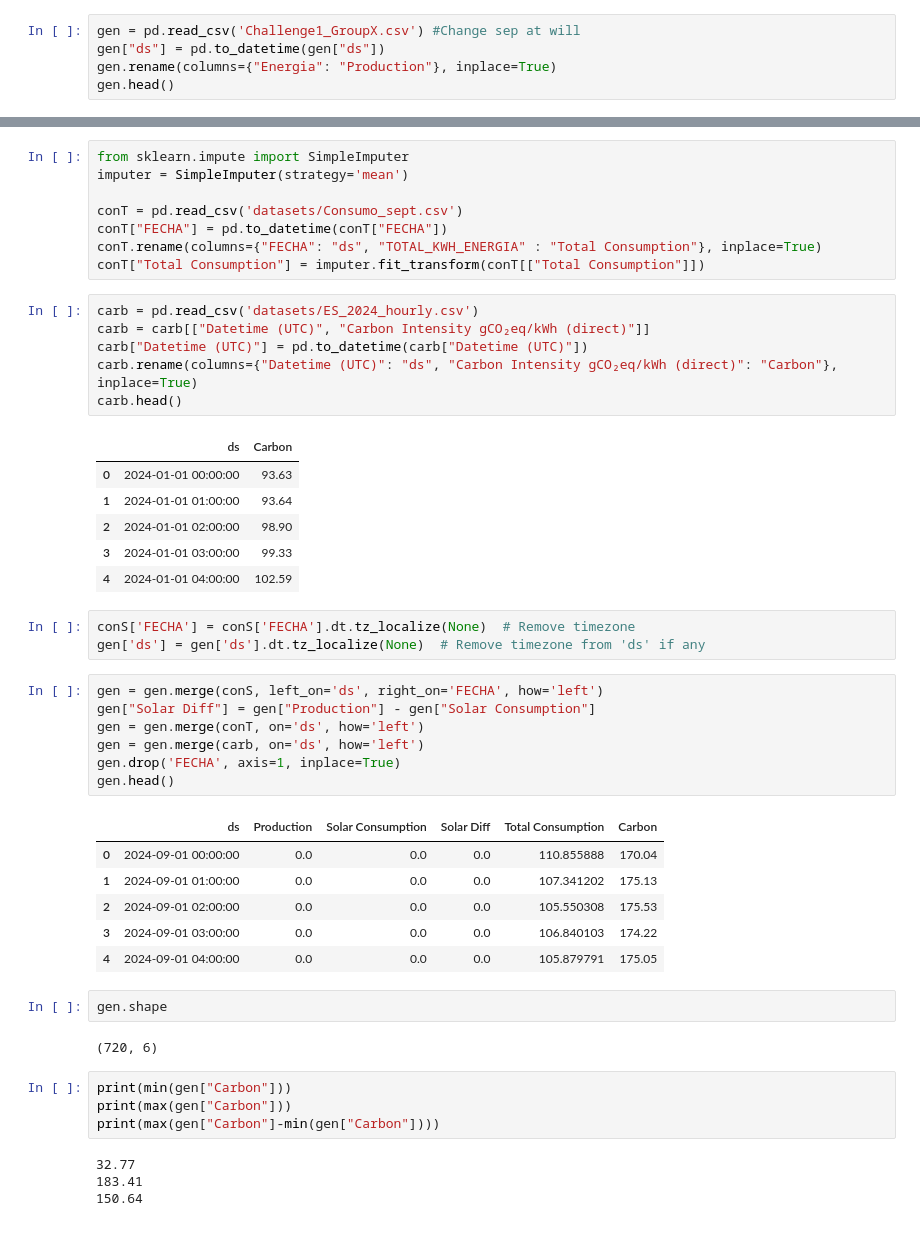
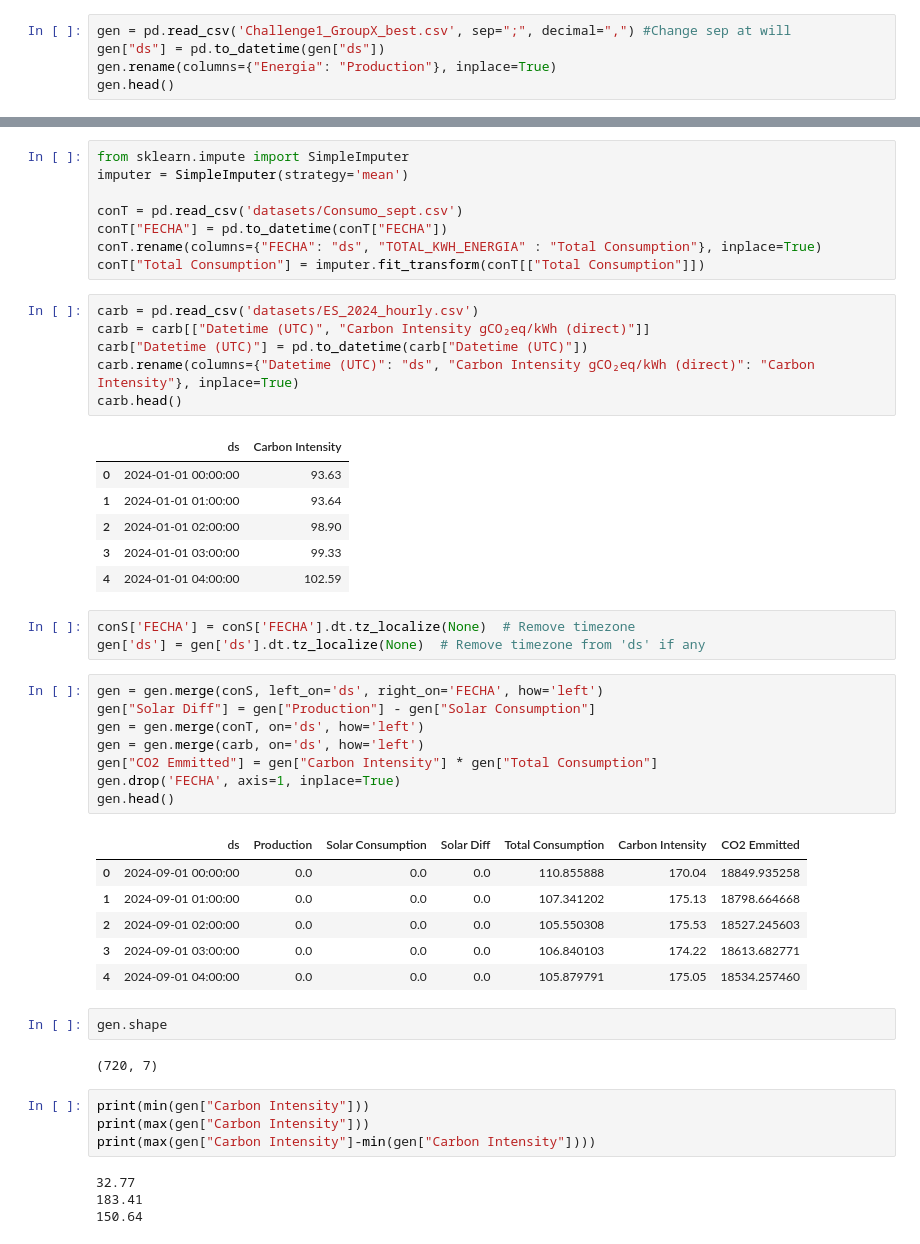
Before and after one commit to Daryox/Repsol-Datathon, a Jupyter notebook: challenge2.ipynb, the cells around one changed output, grey strips where cells are left out. Drawn from its saved outputs; the diff is of its cells as text.

Commit message:
Challenge 2 logic + EDA fix

```diff
--- a/challenge2.ipynb
+++ b/challenge2.ipynb
@@ -2,7 +2,7 @@
 import pandas as pd
 import numpy as np
 # %%
-gen = pd.read_csv('Challenge1_GroupX.csv') #Change sep at will
+gen = pd.read_csv('Challenge1_GroupX_best.csv', sep=";", decimal=",") #Change sep at will
 gen["ds"] = pd.to_datetime(gen["ds"])
 gen.rename(columns={"Energia": "Production"}, inplace=True)
 gen.head()
@@ -37,10 +37,10 @@ conT["Total Consumption"] = imputer.fit_transform(conT[["Total Consumption"]])
 carb = pd.read_csv('datasets/ES_2024_hourly.csv')
 carb = carb[["Datetime (UTC)", "Carbon Intensity gCO₂eq/kWh (direct)"]]
 carb["Datetime (UTC)"] = pd.to_datetime(carb["Datetime (UTC)"])
-carb.rename(columns={"Datetime (UTC)": "ds", "Carbon Intensity gCO₂eq/kWh (direct)": "Carbon"}, inplace=True)
+carb.rename(columns={"Datetime (UTC)": "ds", "Carbon Intensity gCO₂eq/kWh (direct)": "Carbon Intensity"}, inplace=True)
 carb.head()
 # %% [output]
-|  | ds | Carbon |
+|  | ds | Carbon Intensity |
 | 0 | 2024-01-01 00:00:00 | 93.63 |
 | 1 | 2024-01-01 01:00:00 | 93.64 |
 | 2 | 2024-01-01 02:00:00 | 98.90 |
@@ -52,25 +52,26 @@ gen['ds'] = gen['ds'].dt.tz_localize(None)  # Remove timezone from 'ds' if any
 # %%
 gen = gen.merge(conS, left_on='ds', right_on='FECHA', how='left')
 gen["Solar Diff"] = gen["Production"] - gen["Solar Consumption"]
 gen = gen.merge(conT, on='ds', how='left')
 gen = gen.merge(carb, on='ds', how='left')
+gen["CO2 Emmitted"] = gen["Carbon Intensity"] * gen["Total Consumption"]
 gen.drop('FECHA', axis=1, inplace=True)
 gen.head()
 # %% [output]
-|  | ds | Production | Solar Consumption | Solar Diff | Total Consumption | Carbon |
-| 0 | 2024-09-01 00:00:00 | 0.0 | 0.0 | 0.0 | 110.855888 | 170.04 |
-| 1 | 2024-09-01 01:00:00 | 0.0 | 0.0 | 0.0 | 107.341202 | 175.13 |
-| 2 | 2024-09-01 02:00:00 | 0.0 | 0.0 | 0.0 | 105.550308 | 175.53 |
-| 3 | 2024-09-01 03:00:00 | 0.0 | 0.0 | 0.0 | 106.840103 | 174.22 |
-| 4 | 2024-09-01 04:00:00 | 0.0 | 0.0 | 0.0 | 105.879791 | 175.05 |
+|  | ds | Production | Solar Consumption | Solar Diff | Total Consumption | Carbon Intensity | CO2 Emmitted |
+| 0 | 2024-09-01 00:00:00 | 0.0 | 0.0 | 0.0 | 110.855888 | 170.04 | 18849.935258 |
+| 1 | 2024-09-01 01:00:00 | 0.0 | 0.0 | 0.0 | 107.341202 | 175.13 | 18798.664668 |
+| 2 | 2024-09-01 02:00:00 | 0.0 | 0.0 | 0.0 | 105.550308 | 175.53 | 18527.245603 |
+| 3 | 2024-09-01 03:00:00 | 0.0 | 0.0 | 0.0 | 106.840103 | 174.22 | 18613.682771 |
+| 4 | 2024-09-01 04:00:00 | 0.0 | 0.0 | 0.0 | 105.879791 | 175.05 | 18534.257460 |
 # %%
 gen.shape
 # %% [output]
-(720, 6)
+(720, 7)
 # %%
-print(min(gen["Carbon"]))
-print(max(gen["Carbon"]))
-print(max(gen["Carbon"]-min(gen["Carbon"])))
+print(min(gen["Carbon Intensity"]))
+print(max(gen["Carbon Intensity"]))
+print(max(gen["Carbon Intensity"]-min(gen["Carbon Intensity"])))
 # %% [output]
 32.77
 183.41
```
Also changed, not shown: parts of 10 cells of this notebook, 4 other files.
